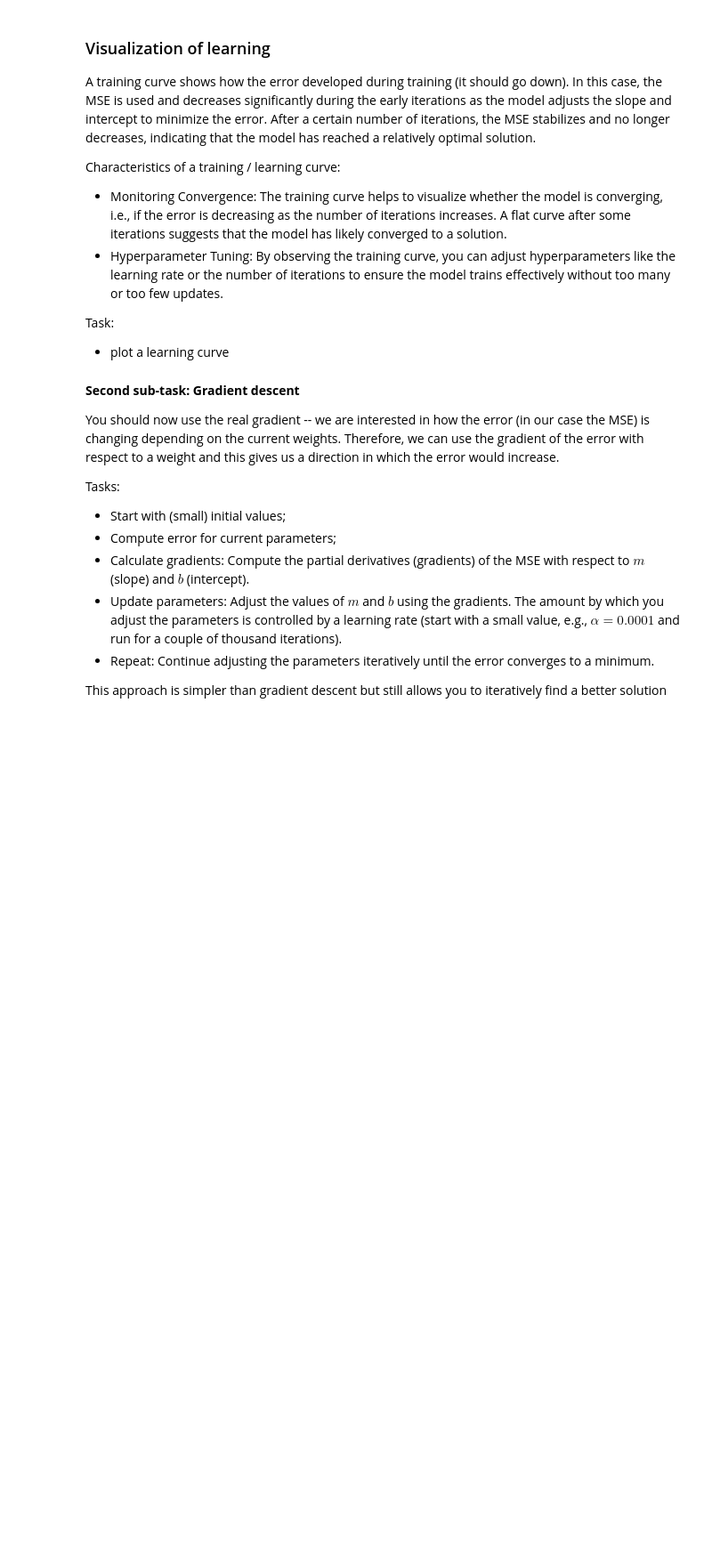
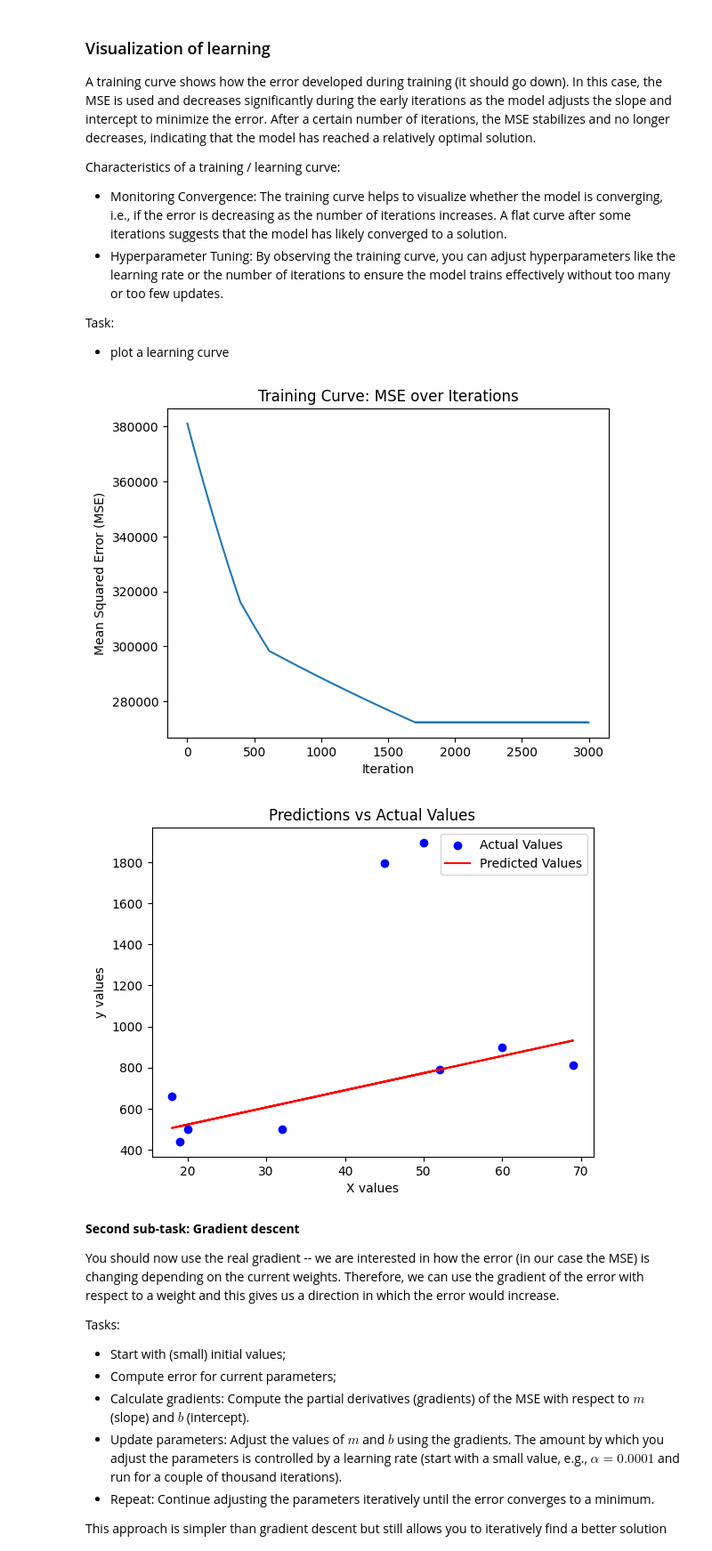
Before and after one commit to MarvinKohnen/deep-reinforcement-learning, a Jupyter notebook: drl_deep_course/2_Optimization/2_Regression.ipynb, the cells around one changed output. Shown: that part at 89% size. Saved outputs shown, nothing was run; the diff lists cells and outputs as text; code cells hidden in the pictures; blank space fills up the shorter version.

```diff
--- a/drl_deep_course/2_Optimization/2_Regression.ipynb
+++ b/drl_deep_course/2_Optimization/2_Regression.ipynb
@@ -180,18 +212,32 @@ Task:
 * plot a learning curve
 # %%
 # Training the model on our apartment data:
-model = SimpleGradientDescentModel(step_size=0.01, n_iterations=1000)
+model = SimpleGradientDescentModel(learning_rate=0.001, n_iterations=3000)
 model.fit(X[:,1], Y[:,0])
 
 # Retrieve the MSE history
 mse_history = model.get_mse_history()
 predictions = model.predict(X[:,1])
 
 # TODO: Plot a learning curve - how the error develops over training / time
-print("MSE History:", mse_history)
+plt.plot(mse_history)
+plt.xlabel('Iteration')
+plt.ylabel('Mean Squared Error (MSE)')
+plt.title('Training Curve: MSE over Iterations')
+plt.show()
 
 
 # TODO: and plot actual vs. predicted data again
+plt.scatter(X[:,1], Y[:,0], color='blue', label='Actual Values')
+plt.plot(X[:,1], predictions, color='red', label='Predicted Values')
+plt.xlabel('X values')
+plt.ylabel('y values')
+plt.title('Predictions vs Actual Values')
+plt.legend()
+plt.show()
+# %% [output]
+[figure, added]
+[figure, added]
 # %% [markdown]
 **Second sub-task: Gradient descent**
 
```
Also changed, not shown: parts of 11 cells of this notebook.
